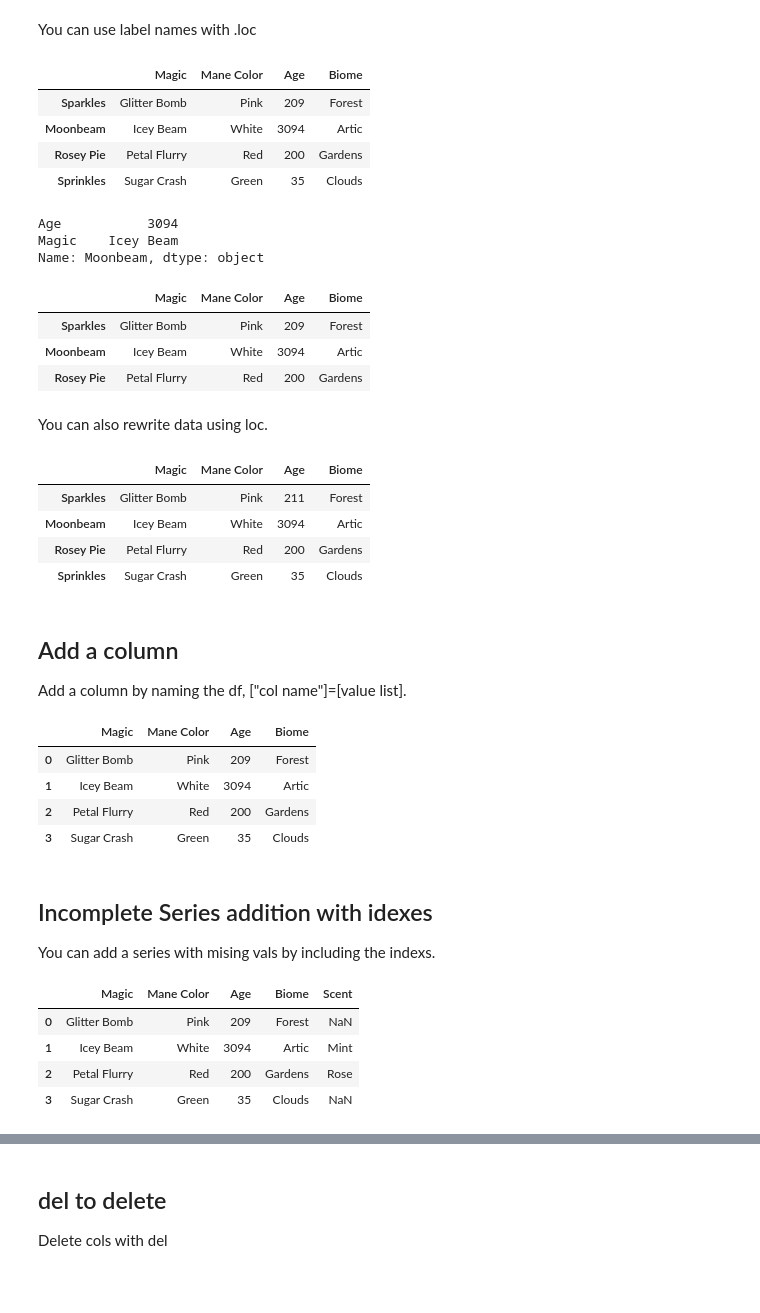
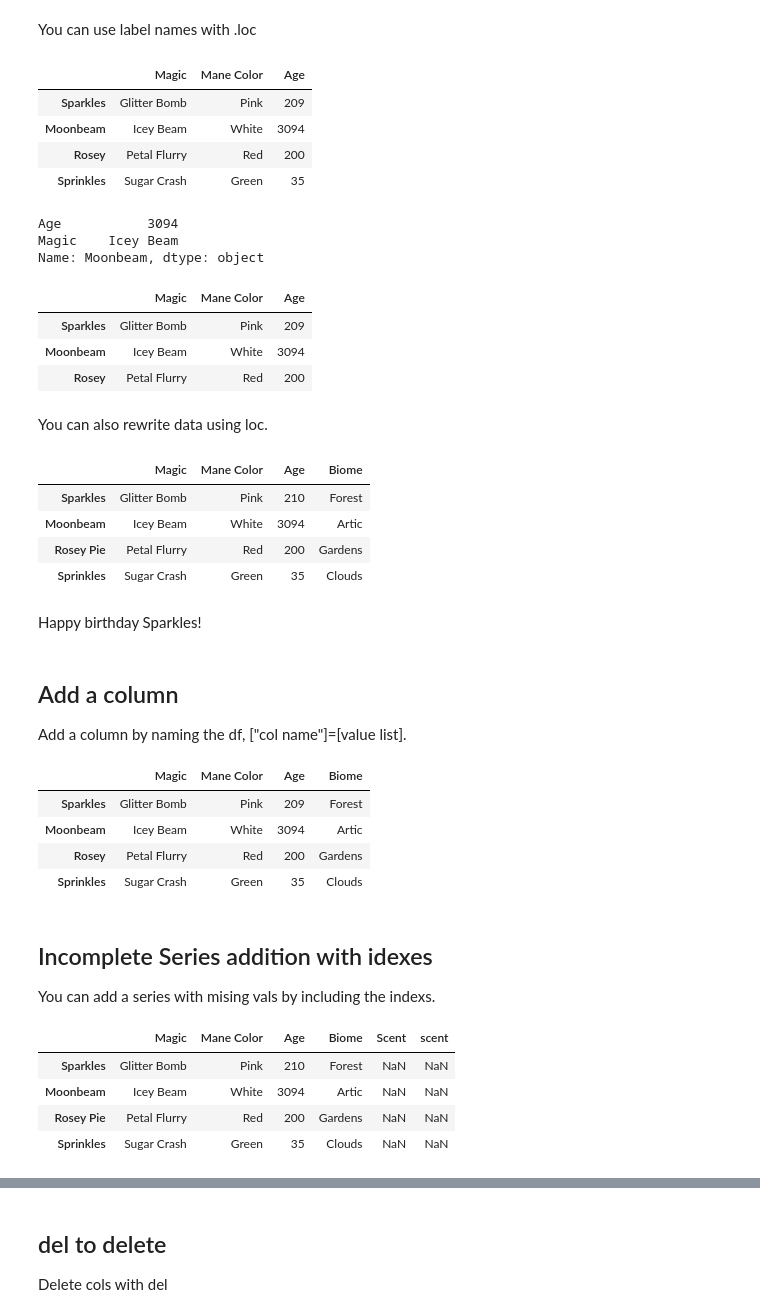
Before and after one commit to EndaFigueroa/DataAnalysisMcKinney-3rd, a Jupyter notebook: Chapter5/Starter.ipynb, the cells around one changed output, grey strips where cells are left out. Drawn from its saved outputs; the diff is of its cells as text; code cells hidden in the pictures; blank space fills up the shorter version.

```diff
--- a/Chapter5/Starter.ipynb
+++ b/Chapter5/Starter.ipynb
@@ -119,3 +119,7 @@ pd.DataFrame(data, columns=["Age","Mane Color","Magic"])
 | 1 | 3094 | White | Icey Beam |
 | 2 | 200 | Red | Petal Flurry |
 | 3 | 35 | Green | Sugar Crash |
+# %%
+frame.index=["Sparkles","Moonbeam","Rosey","Sprinkles"]
+frame
+# Name the indexes
@@ -167,11 +185,11 @@ You can use label names with .loc
 # %%
 frame
 # %% [output]
-|  | Magic | Mane Color | Age | Biome |
-| Sparkles | Glitter Bomb | Pink | 209 | Forest |
-| Moonbeam | Icey Beam | White | 3094 | Artic |
-| Rosey Pie | Petal Flurry | Red | 200 | Gardens |
-| Sprinkles | Sugar Crash | Green | 35 | Clouds |
+|  | Magic | Mane Color | Age |
+| Sparkles | Glitter Bomb | Pink | 209 |
+| Moonbeam | Icey Beam | White | 3094 |
+| Rosey | Petal Flurry | Red | 200 |
+| Sprinkles | Sugar Crash | Green | 35 |
 # %%
 wut=frame.loc["Moonbeam",["Age","Magic"]]
 wut
@@ -184,18 +202,18 @@ Name: Moonbeam, dtype: object
 odd=frame.loc[:][frame.Age >100]
 odd
 # %% [output]
-|  | Magic | Mane Color | Age | Biome |
-| Sparkles | Glitter Bomb | Pink | 209 | Forest |
-| Moonbeam | Icey Beam | White | 3094 | Artic |
-| Rosey Pie | Petal Flurry | Red | 200 | Gardens |
+|  | Magic | Mane Color | Age |
+| Sparkles | Glitter Bomb | Pink | 209 |
+| Moonbeam | Icey Beam | White | 3094 |
+| Rosey | Petal Flurry | Red | 200 |
 # %% [markdown]
 You can also rewrite data using loc.
 # %%
-frame.loc[frame.Age==209, "Age"]=211
+frame.loc[frame.Age==209, "Age"]=210
 frame
 # %% [output]
 |  | Magic | Mane Color | Age | Biome |
-| Sparkles | Glitter Bomb | Pink | 211 | Forest |
+| Sparkles | Glitter Bomb | Pink | 210 | Forest |
 | Moonbeam | Icey Beam | White | 3094 | Artic |
 | Rosey Pie | Petal Flurry | Red | 200 | Gardens |
 | Sprinkles | Sugar Crash | Green | 35 | Clouds |
@@ -204,3 +220,5 @@ Happy birthday Sparkles!
+# %% [markdown]
+Happy birthday Sparkles!
 # %% [markdown]
 <h2>Add a column</h2>
 Add a column by naming the df, ["col name"]=[value list].
@@ -209,10 +227,10 @@ frame["Biome"]=["Forest","Artic","Gardens","Clouds"]
 frame
 # %% [output]
 |  | Magic | Mane Color | Age | Biome |
-| 0 | Glitter Bomb | Pink | 209 | Forest |
-| 1 | Icey Beam | White | 3094 | Artic |
-| 2 | Petal Flurry | Red | 200 | Gardens |
-| 3 | Sugar Crash | Green | 35 | Clouds |
+| Sparkles | Glitter Bomb | Pink | 209 | Forest |
+| Moonbeam | Icey Beam | White | 3094 | Artic |
+| Rosey | Petal Flurry | Red | 200 | Gardens |
+| Sprinkles | Sugar Crash | Green | 35 | Clouds |
 # %% [markdown]
 <h2>Incomplete Series addition with idexes</h2>
 You can add a series with mising vals by including the indexs.
@@ -221,11 +239,11 @@ scent = pd.Series(["Mint","Rose"], index=[1,2])
 frame["Scent"]=scent
 frame
 # %% [output]
-|  | Magic | Mane Color | Age | Biome | Scent |
-| 0 | Glitter Bomb | Pink | 209 | Forest | NaN |
-| 1 | Icey Beam | White | 3094 | Artic | Mint |
-| 2 | Petal Flurry | Red | 200 | Gardens | Rose |
-| 3 | Sugar Crash | Green | 35 | Clouds | NaN |
+|  | Magic | Mane Color | Age | Biome | Scent | scent |
+| Sparkles | Glitter Bomb | Pink | 210 | Forest | NaN | NaN |
+| Moonbeam | Icey Beam | White | 3094 | Artic | NaN | NaN |
+| Rosey Pie | Petal Flurry | Red | 200 | Gardens | NaN | NaN |
+| Sprinkles | Sugar Crash | Green | 35 | Clouds | NaN | NaN |
 # %%
 frame.index=["Sparkles","Moonbeam","Rosey Pie","Sprinkles"]
 frame
```
Also changed, not shown: parts of 44 cells of this notebook.
